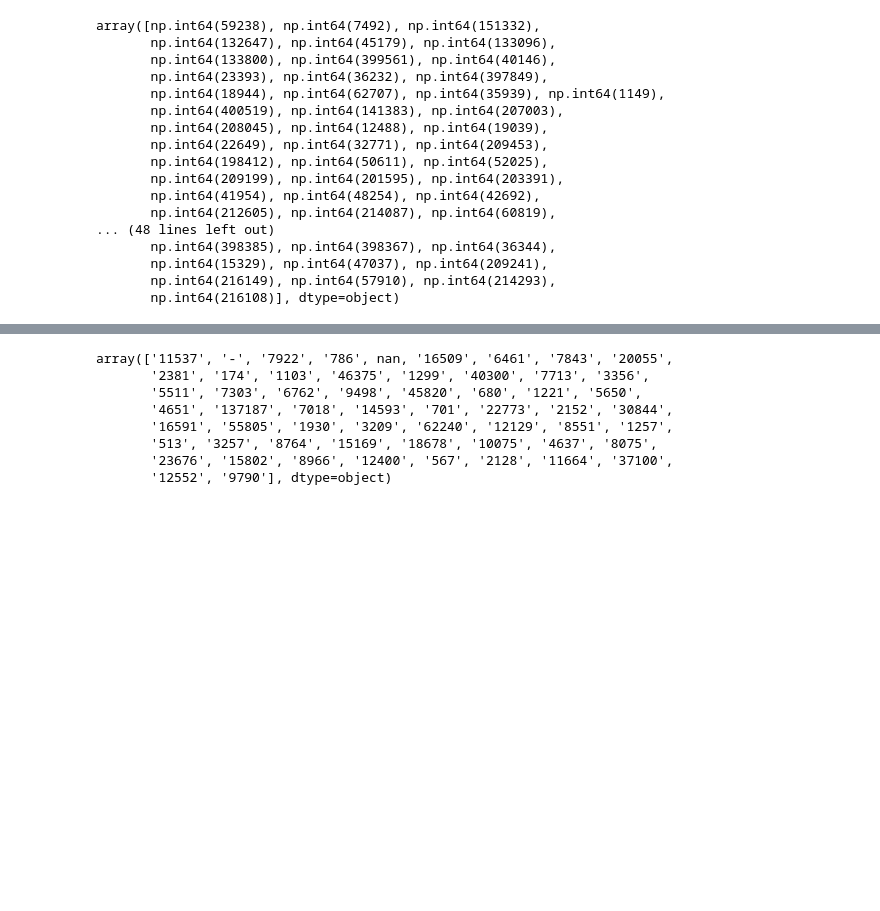
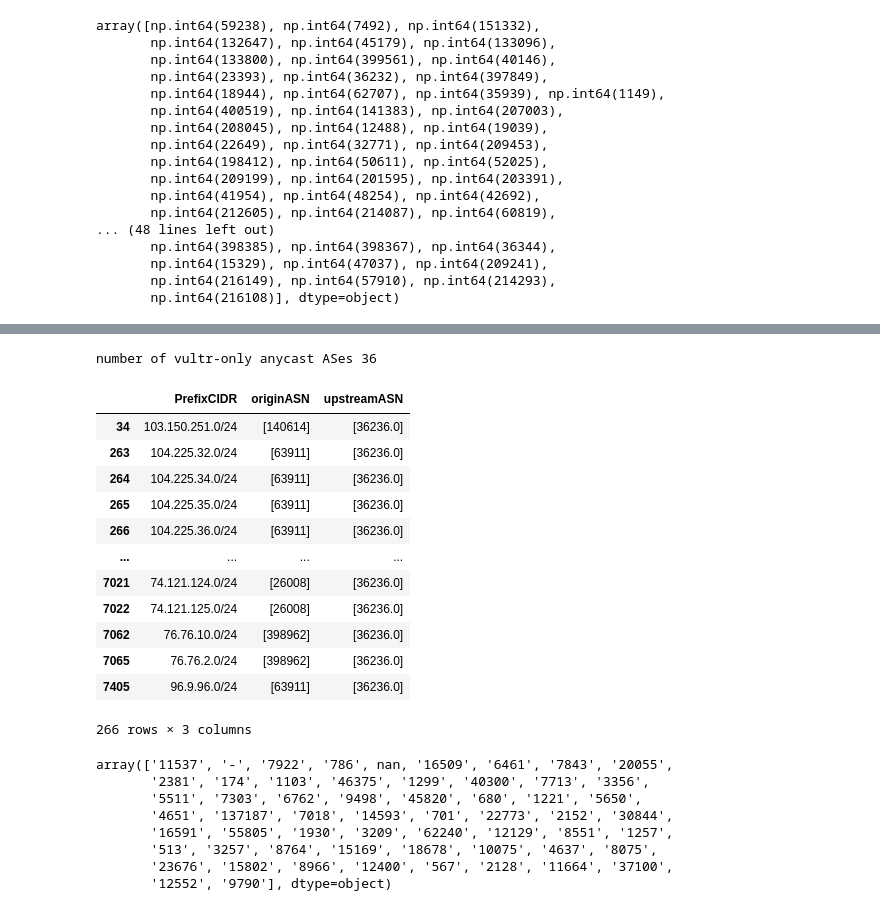
Before and after one commit to gustavoluvizotto/anycast-service-discovery, a Jupyter notebook: analysis/traceroute/traceroute.ipynb, the cells around one changed output, grey strips where cells are left out. Saved outputs shown, nothing was run; the diff lists cells and outputs as text; code cells hidden in the pictures; blank space fills up the shorter version.

```diff
--- a/analysis/traceroute/traceroute.ipynb
+++ b/analysis/traceroute/traceroute.ipynb
@@ -960,3 +1050,28 @@ combined[combined["upstreamASN"].apply(lambda x: 20473 in x)]
+# %%
+# get netactuate only customers
+
+cf_only = combined[
+    combined["upstreamASN"].apply(lambda x: set(x) == {36236})
+]
+print(f"number of vultr-only anycast ASes {len(set().union(*cf_only['originASN']))
+}")
+
+cf_only
+# %% [output]
+number of vultr-only anycast ASes 36
+|  | PrefixCIDR | originASN | upstreamASN |
+| 34 | 103.150.251.0/24 | [140614] | [36236.0] |
+| 263 | 104.225.32.0/24 | [63911] | [36236.0] |
+| 264 | 104.225.34.0/24 | [63911] | [36236.0] |
+| 265 | 104.225.35.0/24 | [63911] | [36236.0] |
+| 266 | 104.225.36.0/24 | [63911] | [36236.0] |
+| ... | ... | ... | ... |
+| 7021 | 74.121.124.0/24 | [26008] | [36236.0] |
+| 7022 | 74.121.125.0/24 | [26008] | [36236.0] |
+| 7062 | 76.76.10.0/24 | [398962] | [36236.0] |
+| 7065 | 76.76.2.0/24 | [398962] | [36236.0] |
+| 7405 | 96.9.96.0/24 | [63911] | [36236.0] |
+266 rows × 3 columns
 # %%
 p_hops[p_hops['dst'] == '1.1.1.0']['p_ASN'].unique()
 # %% [output]
```
Also changed, not shown: parts of 13 cells of this notebook, 2 other files.
